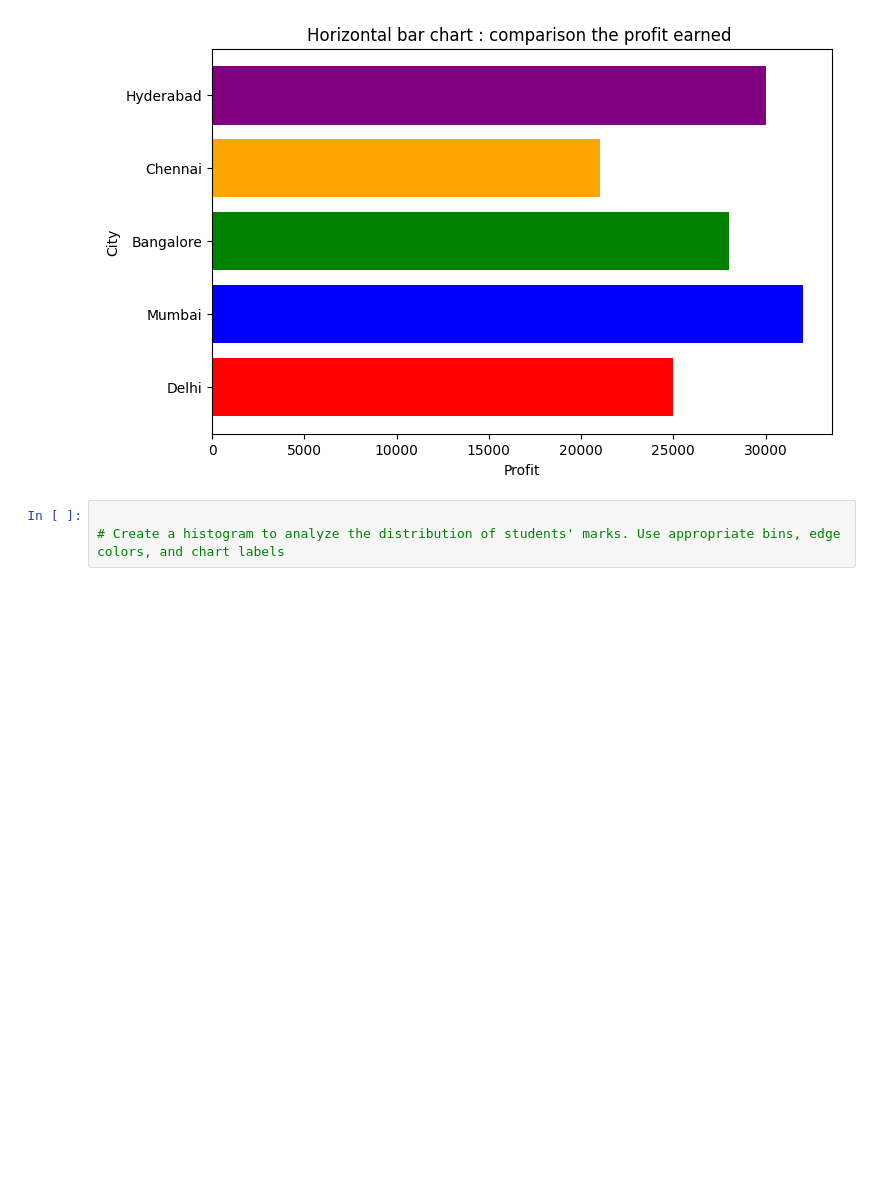
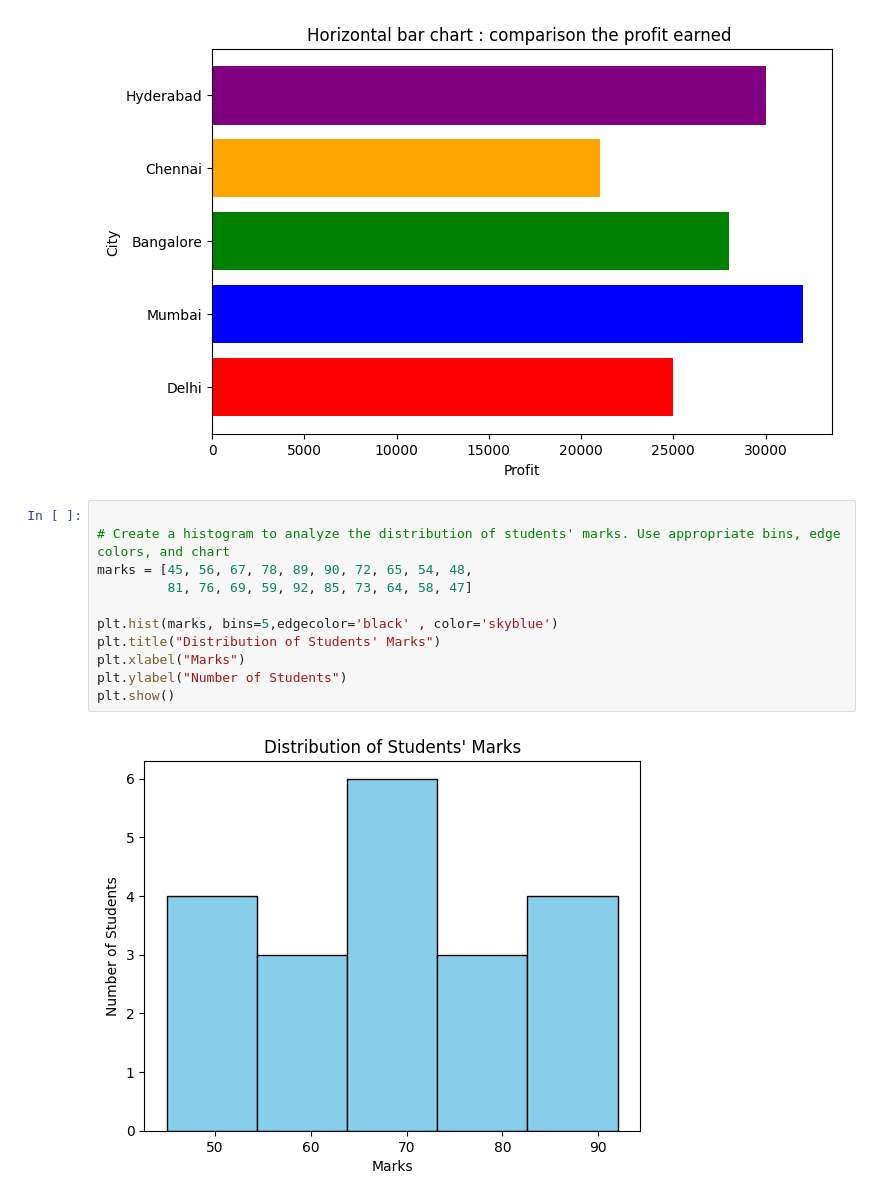
Before and after one commit to umang0015/Ai-DataScience, a Jupyter notebook: Laptop_price16July.ipynb, the cells around one changed output. Cells and saved outputs as stored; diff of their text form; blank space fills up the shorter version.

```diff
--- a/Laptop_price16July.ipynb
+++ b/Laptop_price16July.ipynb
@@ -445,6 +445,16 @@ plt.show()
 3    Chennai   21000
 4  Hyderabad   30000
 [figure]
-# %%
-
-# Create a histogram to analyze the distribution of students' marks. Use appropriate bins, edge colors, and chart labels
+# %%
+
+# Create a histogram to analyze the distribution of students' marks. Use appropriate bins, edge colors, and chart
+marks = [45, 56, 67, 78, 89, 90, 72, 65, 54, 48,
+         81, 76, 69, 59, 92, 85, 73, 64, 58, 47]
+
+plt.hist(marks, bins=5,edgecolor='black' , color='skyblue')
+plt.title("Distribution of Students' Marks")
+plt.xlabel("Marks")
+plt.ylabel("Number of Students")
+plt.show()
+# %% [output]
+[figure, added]
```
Also changed, not shown: parts of 5 cells of this notebook.
